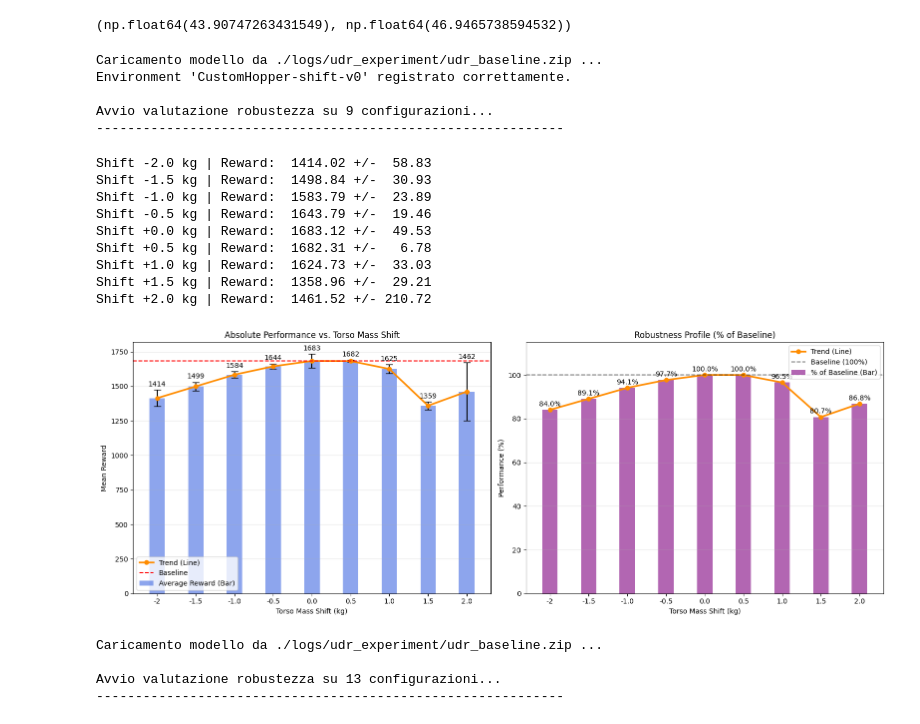
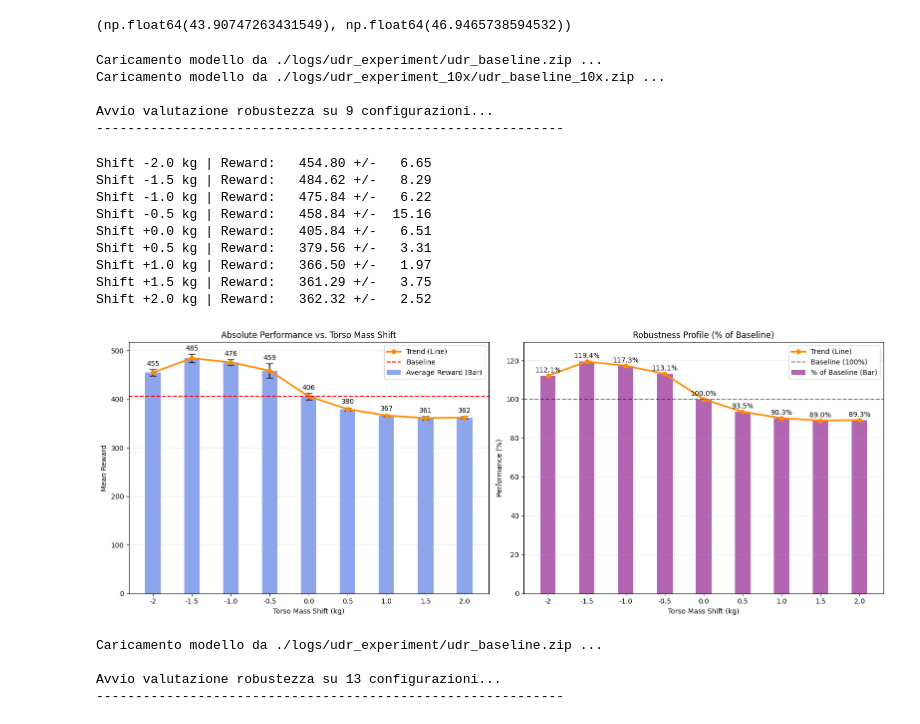
Before and after one commit to alessandro-benvenuti/doraemon-sim2real, a Jupyter notebook: notebooks/udr_baseline.ipynb, the cells around one changed output. Drawn from its saved outputs; the diff is of its cells as text; code cells hidden in the pictures.

Commit message:
10x_udr_hopper_training

```diff
--- a/notebooks/udr_baseline.ipynb
+++ b/notebooks/udr_baseline.ipynb
@@ -47,7 +47,7 @@ config = {
 }
 # %%
 # Training
-train_agent(config, model_name="udr_baseline", log_dir="./logs/udr_experiment/")
+train_agent(config, model_name="udr_baseline_10x", log_dir="./logs/udr_experiment_10x/")
 # %% [output]
 Training with mode: udr
 --- STARTING NEW TRAINING ---
@@ -174,7 +176,10 @@ from stable_baselines3.common.evaluation import evaluate_policy
 
 # --- 1. CARICAMENTO MODELLO ---
 print("Caricamento modello da ./logs/udr_experiment/udr_baseline.zip ...")
-model = SAC.load("./logs/udr_experiment/udr_baseline", device="cpu")
+# model = SAC.load("./logs/udr_experiment/udr_baseline", device="cpu")
+
+print("Caricamento modello da ./logs/udr_experiment_10x/udr_baseline_10x.zip ...")
+model = SAC.load("./logs/udr_experiment_10x/udr_baseline_10x", device="cpu")
 
 # --- 3. CONFIGURAZIONE ---
 mass_shifts = [-2, -1.5, -1.0, -0.5, 0.0, 0.5, 1.0, 1.5, 2.0]
@@ -191,6 +196,7 @@ for shift in mass_shifts:
     env = DummyVecEnv([lambda: env])
 
     norm_path = f"./logs/udr_experiment/udr_baseline_vecnormalize.pkl"
+    norm_path = f"./logs/udr_experiment_10x/udr_baseline_10x_vecnormalize.pkl"
     try:
         env = VecNormalize.load(norm_path, env)
         env.training = False
@@ -257,44 +263,44 @@ ax1.bar_label(bars1, fmt='%.0f', padding=3)
 
 # --- Grafico B: Performance Relativa ---
 # 1. Le Barre
 bars2 = ax2.bar(x_pos, percentages, align='center',
                 alpha=0.6, width=bar_width,
                 color='purple', label='% of Baseline (Bar)')
 
 # 2. La Curva in sovraimpressione (Trend)
 ax2.plot(x_pos, percentages, color='darkorange', marker='o', linewidth=2.5, label='Trend (Line)')
 
 ax2.axhline(y=100.0, color='black', linestyle='--', alpha=0.5, label='Baseline (100%)')
 ax2.set_title('Robustness Profile (% of Baseline)')
 ax2.set_xlabel('Torso Mass Shift (kg)')
 ax2.set_ylabel('Performance (%)')
 ax2.set_xticks(x_pos)
 ax2.set_xticklabels(mass_shifts)
 ax2.set_ylim(0, max(115, np.max(percentages) + 10))
 ax2.grid(True, axis='y', alpha=0.3)
 ax2.legend()
 
 # Etichette barre
 ax2.bar_label(bars2, fmt='%.1f%%', padding=3)
 
 plt.tight_layout()
 plt.show()
 # %% [output]
 Caricamento modello da ./logs/udr_experiment/udr_baseline.zip ...
-Environment 'CustomHopper-shift-v0' registrato correttamente.
+Caricamento modello da ./logs/udr_experiment_10x/udr_baseline_10x.zip ...
 
 Avvio valutazione robustezza su 9 configurazioni...
 ------------------------------------------------------------
-Shift -2.0 kg | Reward:  1414.02 +/-  58.83
-Shift -1.5 kg | Reward:  1498.84 +/-  30.93
-Shift -1.0 kg | Reward:  1583.79 +/-  23.89
-Shift -0.5 kg | Reward:  1643.79 +/-  19.46
-Shift +0.0 kg | Reward:  1683.12 +/-  49.53
-Shift +0.5 kg | Reward:  1682.31 +/-   6.78
-Shift +1.0 kg | Reward:  1624.73 +/-  33.03
-Shift +1.5 kg | Reward:  1358.96 +/-  29.21
-Shift +2.0 kg | Reward:  1461.52 +/- 210.72
+Shift -2.0 kg | Reward:   454.80 +/-   6.65
+Shift -1.5 kg | Reward:   484.62 +/-   8.29
+Shift -1.0 kg | Reward:   475.84 +/-   6.22
+Shift -0.5 kg | Reward:   458.84 +/-  15.16
+Shift +0.0 kg | Reward:   405.84 +/-   6.51
+Shift +0.5 kg | Reward:   379.56 +/-   3.31
+Shift +1.0 kg | Reward:   366.50 +/-   1.97
+Shift +1.5 kg | Reward:   361.29 +/-   3.75
+Shift +2.0 kg | Reward:   362.32 +/-   2.52
-[figure, old version]
+[figure, new version]
 # %%
 import matplotlib.pyplot as plt
 import numpy as np
```
Also changed, not shown: parts of 2 cells of this notebook, 17 other files.
